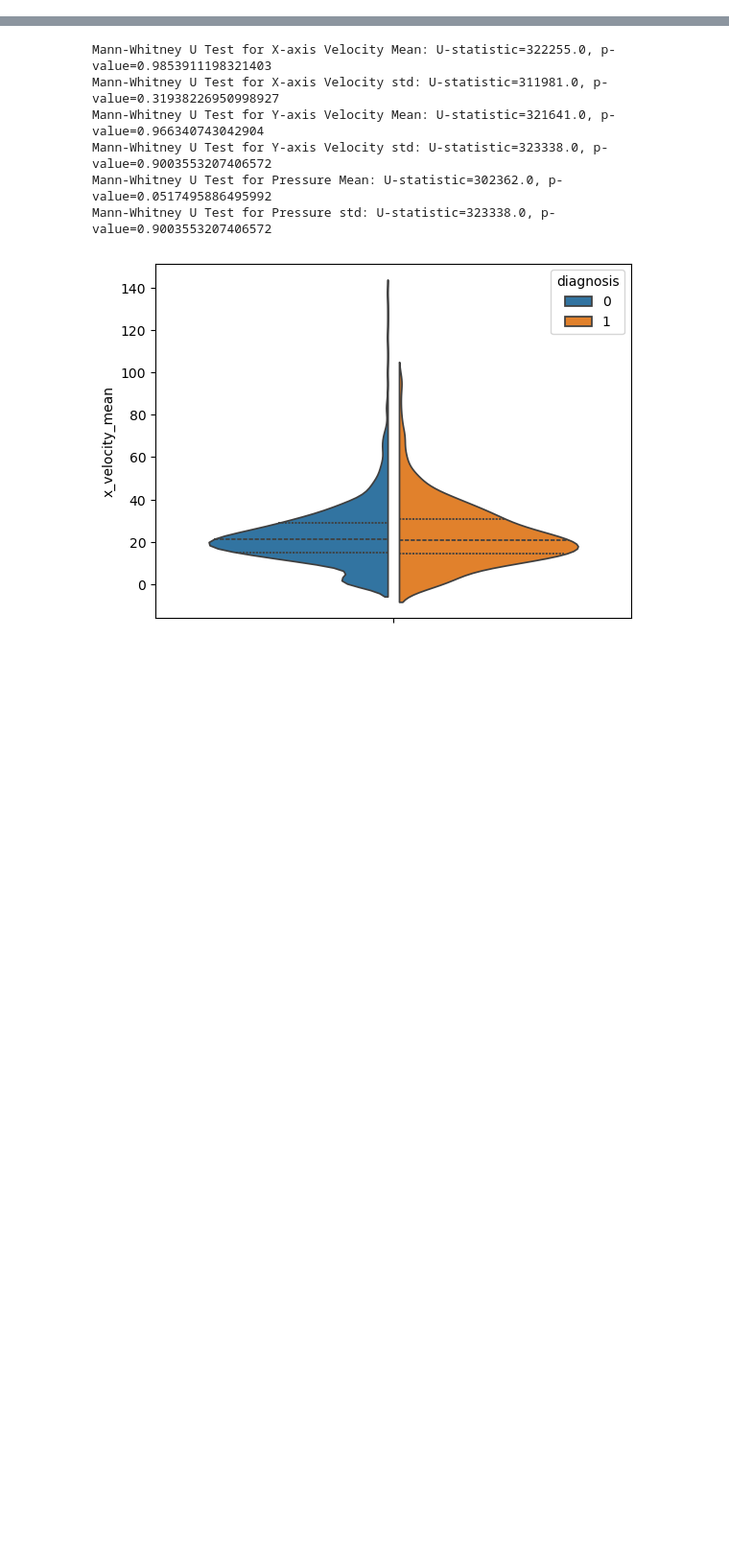
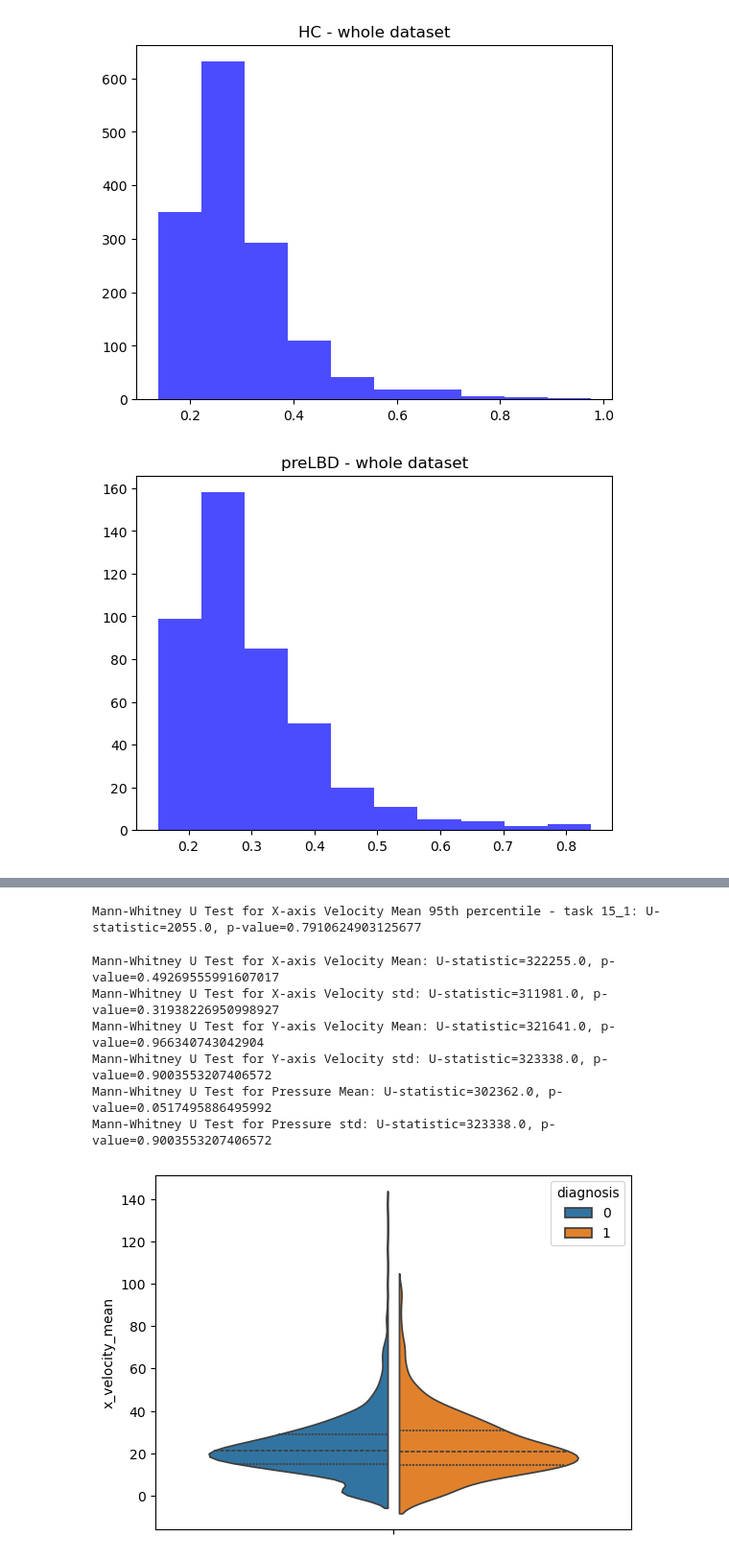
Before and after one commit to RichardLadislav/DOLPHIN-NDD_diagnostic, a Jupyter notebook: handcrafted_features_extraction/hf_analysis.ipynb, the cells around one changed output, grey strips where cells are left out. Shown at 96% size. Saved outputs shown, nothing was run; the diff lists cells and outputs as text; code cells hidden in the pictures; blank space fills up the shorter version.

Commit message:
quartile check added, analysis notebook for whole feature set started

```diff
--- a/handcrafted_features_extraction/hf_analysis.ipynb
+++ b/handcrafted_features_extraction/hf_analysis.ipynb
@@ -244,0 +245,57 @@ df_task19_1.sample(20)
+# %%
+import numpy as np
+
+def sigmoid_quantil_test(df, q = 0.95):
+    median_value = np.median(df)
+    quantil = df.quantile(q=q)
+
+    stat = 1 / (1 + np.exp(1-((df - median_value)/(quantil - median_value))))
+
+    return stat
+# %%
+import matplotlib.pyplot as plt
+from scipy.stats import mannwhitneyu
+
+# whole dataset - hc
+percentile_95_xvel_mean_hc = sigmoid_quantil_test(df_hc["x_velocity_mean"], q=0.95)
+plt.hist(percentile_95_xvel_mean_hc, bins=10, color='blue', alpha=0.7)
+plt.title("HC - whole dataset")
+plt.show()
+# whole dataset - preLBD
+percentile_95_xvel_mean_preLBD = sigmoid_quantil_test(df_preLBD["x_velocity_mean"], q=0.95)
+
+plt.hist(percentile_95_xvel_mean_preLBD, bins=10, color='blue', alpha=0.7)
+plt.title("preLBD - whole dataset")
+plt.show()
+
+# by task - hc - task 16_1
+percentile_95_xvel_mean_hc_16_1 = sigmoid_quantil_test(df_hc_task16_1["x_velocity_mean"], q=0.95)
+
+plt.hist(percentile_95_xvel_mean_hc_16_1, bins=10, color='blue', alpha=0.7)
+plt.title("HC - task 16_1")
+plt.show()
+# by task - preLBD - task 16_1
+percentile_95_xvel_mean_preLBD_16_1 = sigmoid_quantil_test(df_preLBD_task16_1["x_velocity_mean"], q=0.95)
+
+plt.hist(percentile_95_xvel_mean_preLBD_16_1, bins=10, color='blue', alpha=0.7)
+plt.title("preLBD - task 16_1")
+plt.show()
+
+percentile_95_xvel_mean_hc_15_1 = sigmoid_quantil_test(df_hc_task15_1["x_velocity_mean"], q=0.95)
+
+plt.hist(percentile_95_xvel_mean_hc_15_1, bins=10, color='blue', alpha=0.7)
+plt.title("HC - task 15_1")
+plt.show()
+
+percentile_95_xvel_mean_preLBD_15_1 = sigmoid_quantil_test(df_preLBD_task15_1["x_velocity_mean"], q=0.95)
+
+plt.hist(percentile_95_xvel_mean_preLBD_15_1, bins=10, color='blue', alpha=0.7)
+plt.title("preLBD - task 15_1")
+plt.show()
+
+stat_mmean_preLBD, stat_mean_preLBD = mannwhitneyu(percentile_95_xvel_mean_hc_15_1, percentile_95_xvel_mean_preLBD_15_1, alternative='less')
+
+print(f"Mann-Whitney U Test for X-axis Velocity Mean 95th percentile - task 15_1: U-statistic={stat_mmean_preLBD}, p-value={stat_mean_preLBD}")
+# %% [output]
+[figure, added]
+[figure, added]
@@ -245,3 +306,4 @@ df_task19_1.sample(20)
+Mann-Whitney U Test for X-axis Velocity Mean 95th percentile - task 15_1: U-statistic=2055.0, p-value=0.7910624903125677
 # %%
 # Mann-Whitney U test whole database
 from scipy.stats import mannwhitneyu
@@ -251,7 +313,7 @@ from scipy.stats import mannwhitneyu
 hc_xvel_mean = df_hc["x_velocity_mean"]
 preLBD_xvel_mean = df_preLBD["x_velocity_mean"]
 
-stat_xvel_mean, p_xvel_mean = mannwhitneyu(hc_xvel_mean, preLBD_xvel_mean, alternative='two-sided')
+stat_xvel_mean, p_xvel_mean = mannwhitneyu(hc_xvel_mean, preLBD_xvel_mean, alternative='greater')
 
 print(f"Mann-Whitney U Test for X-axis Velocity Mean: U-statistic={stat_xvel_mean}, p-value={p_xvel_mean}")
 ## X - axis velocity std
@@ -291,7 +353,7 @@ stat_pressure_std, p_pressure_std = mannwhitneyu(hc_pressure_std, preLBD_pressur
 
 print(f"Mann-Whitney U Test for Pressure std: U-statistic={stat_pressure_std}, p-value={p_pressure_std}")
 # %% [output]
-Mann-Whitney U Test for X-axis Velocity Mean: U-statistic=322255.0, p-value=0.9853911198321403
+Mann-Whitney U Test for X-axis Velocity Mean: U-statistic=322255.0, p-value=0.49269555991607017
 Mann-Whitney U Test for X-axis Velocity std: U-statistic=311981.0, p-value=0.31938226950998927
 Mann-Whitney U Test for Y-axis Velocity Mean: U-statistic=321641.0, p-value=0.966340743042904
 Mann-Whitney U Test for Y-axis Velocity std: U-statistic=323338.0, p-value=0.9003553207406572
```
Also changed, not shown: parts of 6 cells of this notebook, 1 other file.
